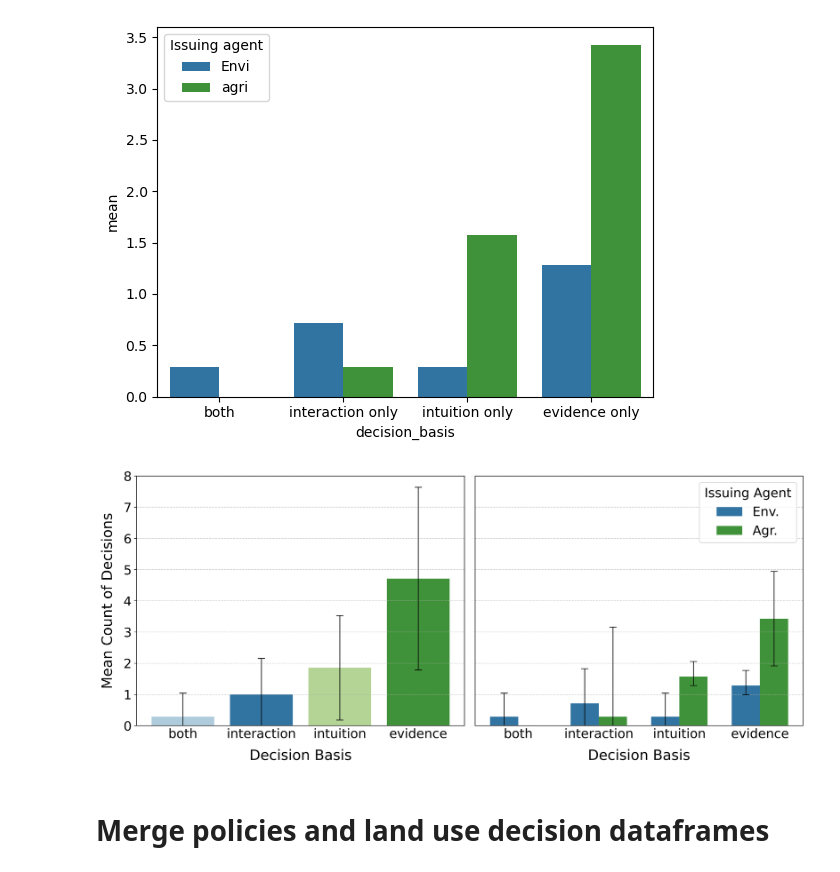
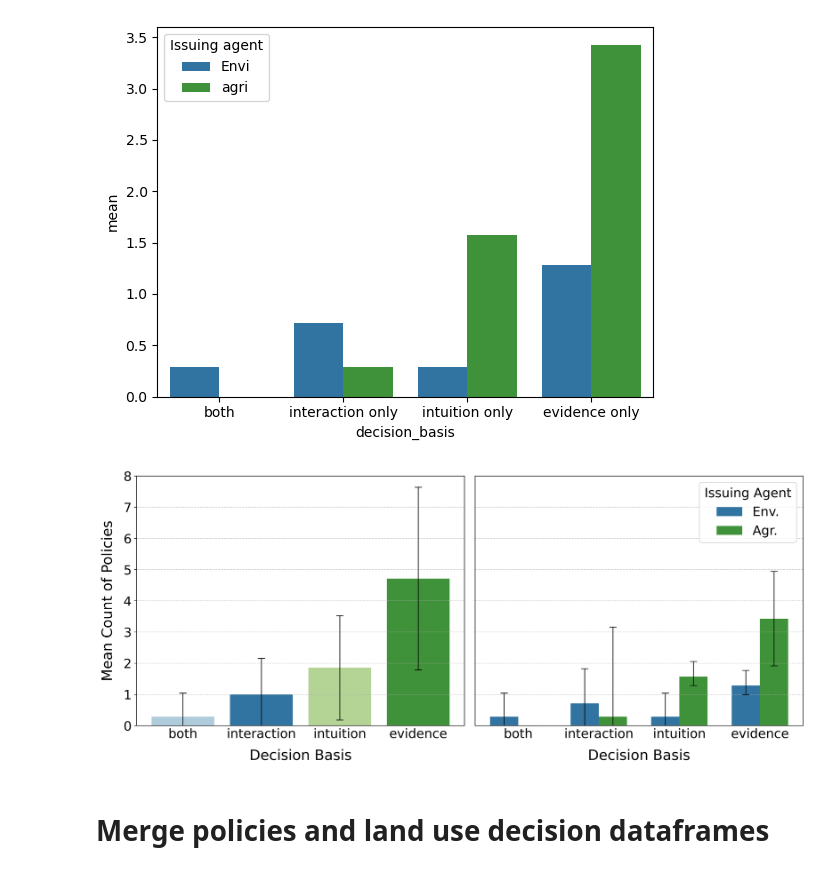
Before and after one commit to giava90/games-and-policy-effectivness, a Jupyter notebook: key_stats_and_rank_correlation_analysis.ipynb, the cells around one changed output. Saved outputs shown, nothing was run; the diff lists cells and outputs as text; code cells hidden in the pictures.

```diff
--- a/key_stats_and_rank_correlation_analysis.ipynb
+++ b/key_stats_and_rank_correlation_analysis.ipynb
@@ -206,7 +206,7 @@ axes[0].errorbar(
 )
 
 axes[0].set_xlabel('Decision Basis', fontsize=label_fontsize, labelpad=12)
-axes[0].set_ylabel('Mean Count of Decisions', fontsize=label_fontsize, labelpad=12)
+axes[0].set_ylabel('Mean Count of Policies', fontsize=label_fontsize, labelpad=12)
 axes[0].tick_params(axis='x', which='both', length=0, width=0.5)
 axes[0].tick_params(axis='both', labelsize=tick_fontsize)
 axes[0].grid(axis='y', linestyle='--', alpha=0.7)
@@ -229,34 +229,34 @@ mean_counts = mean_counts.sort_values(by='decision_basis', key=lambda x: x.map({
 
 # Positions of the errorbars
 off_set = bar_width/4
 x = [i+off_set for i in range(len(ordered_categories))]+[i-off_set for i in range(len(ordered_categories))]
 x= np.sort(x)
 
 # adding the error bars
 axes[1].errorbar(
     x=x,
     y=mean_counts['mean'],
     yerr=yerr,
     fmt='none',
     c='black',
     capsize=5,
     elinewidth=1
 )
 
 axes[1].set_xlabel('Decision Basis', fontsize=label_fontsize, labelpad=12)
 axes[1].set_ylabel('', fontsize=label_fontsize)
 axes[1].tick_params(axis='both', which='both', length=0, width=0.5)
 axes[1].tick_params(axis='x', labelsize=tick_fontsize)
 axes[1].tick_params(axis='y', labelsize=0)
 axes[1].grid(axis='y', linestyle='--', alpha=0.7)
 axes[0].set_ylim(0, 8)
 axes[1].set_ylim(0, 8)
 axes[1].legend(fontsize=tick_fontsize, title='Issuing Agent', title_fontsize=tick_fontsize)
 
 plt.tight_layout()
 plt.show()
 # %% [output]
-[figure, old version]
+[figure, new version]
 # %%
 policy_long = policies.melt(id_vars=['GameID', 'Round', 'Issuing agent', 'target_group', 'policy type', 'decision_basis'],
                             value_vars=['target_land_use_1', 'target_land_use_2', 'target_land_use_3', 'target_land_use_4'],
```
Also changed, not shown: 1 other file.
